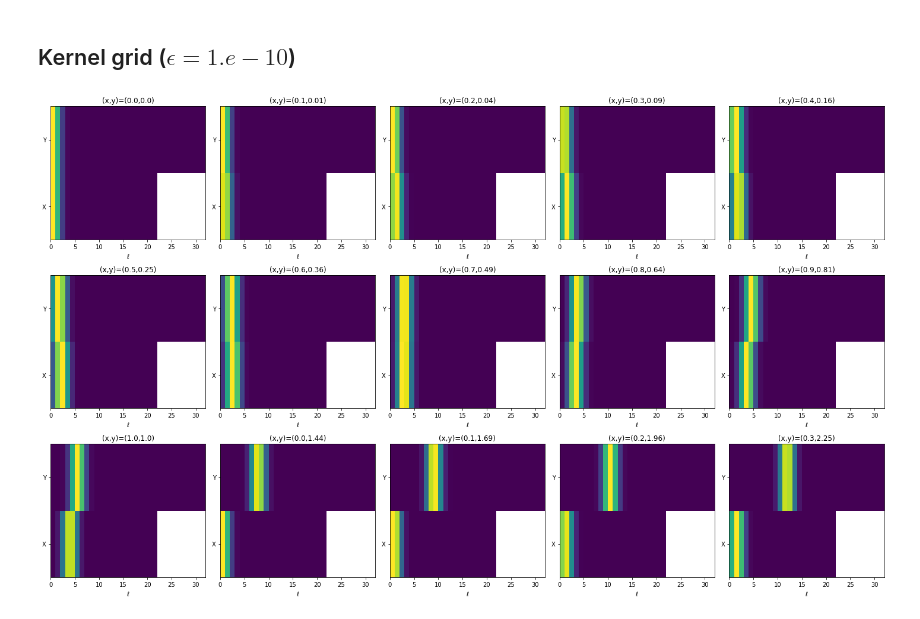
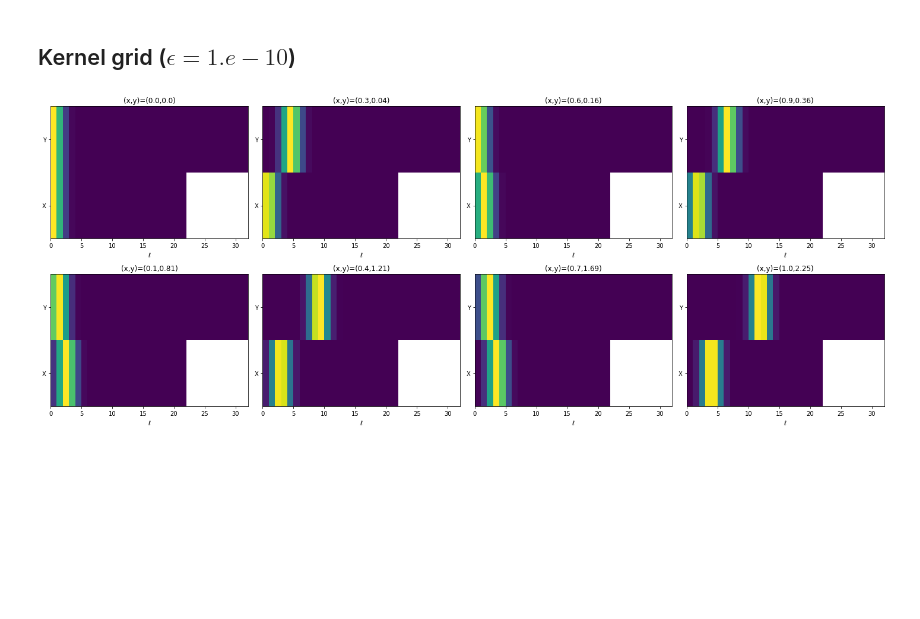
Before and after one commit to fAndreuzzi/spreading-nonuniform-grid, a Jupyter notebook: data/visualization.ipynb, the cells around one changed output. Saved outputs shown, nothing was run; the diff lists cells and outputs as text; code cells hidden in the pictures; blank space fills up the shorter version.

Commit message:
add new data. update some data

```diff
--- a/data/visualization.ipynb
+++ b/data/visualization.ipynb
@@ -12,18 +11,0 @@ from math import pow
-# %%
-pts = np.load('../data/points.npy')
-f = np.load('../data/function_values.npy')
-reshape_order = 'F'
-
-x = np.sort(np.unique(pts[:,0]))
-y = np.sort(np.unique(pts[:,1]))
-
-plt.figure(figsize=(16,5))
-plt.pcolormesh(np.reshape(f, (len(x), len(y)), order=reshape_order))
-plt.colorbar()
-
-plt.title('f(X,Y)')
-plt.xlabel('X')
-plt.ylabel('Y')
-
-plt.yticks(range(0,len(x),5), x[::5]);
-plt.xticks(range(0,len(y),5), y[::5]);
@@ -31,0 +12,6 @@ plt.xticks(range(0,len(y),5), y[::5]);
+# %%
+x = np.linspace(0,1,11)
+y = np.array([1.e-2 * (i*i) for i in range(16)])
+
+np.save('../data/x.npy', x)
+np.save('../data/y.npy', y)
@@ -85,23 +118,22 @@ plt.annotate('smaller $\\beta$\n(i.e. bigger $\epsilon$)', xy=(-0.7, 0.7),  xyco
 # %%
 krn_vals = np.load('../data/krn_vals.npy')
 
 epsilon = 1.e-10
-n = fine_grid_size(np.array([len(x), len(y)]), compute_w(epsilon))
 krn_vals[:,0,n[0]:] = np.nan
 krn_vals[:,1,n[1]:] = np.nan
 
-fig = plt.figure(figsize=(20,12))
+fig = plt.figure(figsize=(20,8))
 
-for pos,i in enumerate(list(range(len(pts)))[::12]):
-    plt.subplot(3,5,pos+1)
+for pos,i in enumerate(list(range(len(pts)))[::25]):
+    plt.subplot(2,4,pos+1)
     plt.pcolormesh(krn_vals[i])
 
     plt.title('(x,y)=({},{})'.format(*np.round(pts[i],2)))
     plt.xlabel('$\ell$')
 
     plt.yticks([0.5,1.5], ['X', 'Y'])
 
 fig.tight_layout()
 plt.show()
 # %% [output]
-[figure, old version]
+[figure, new version]
```
Also changed, not shown: parts of 7 cells of this notebook, 5 other files.
